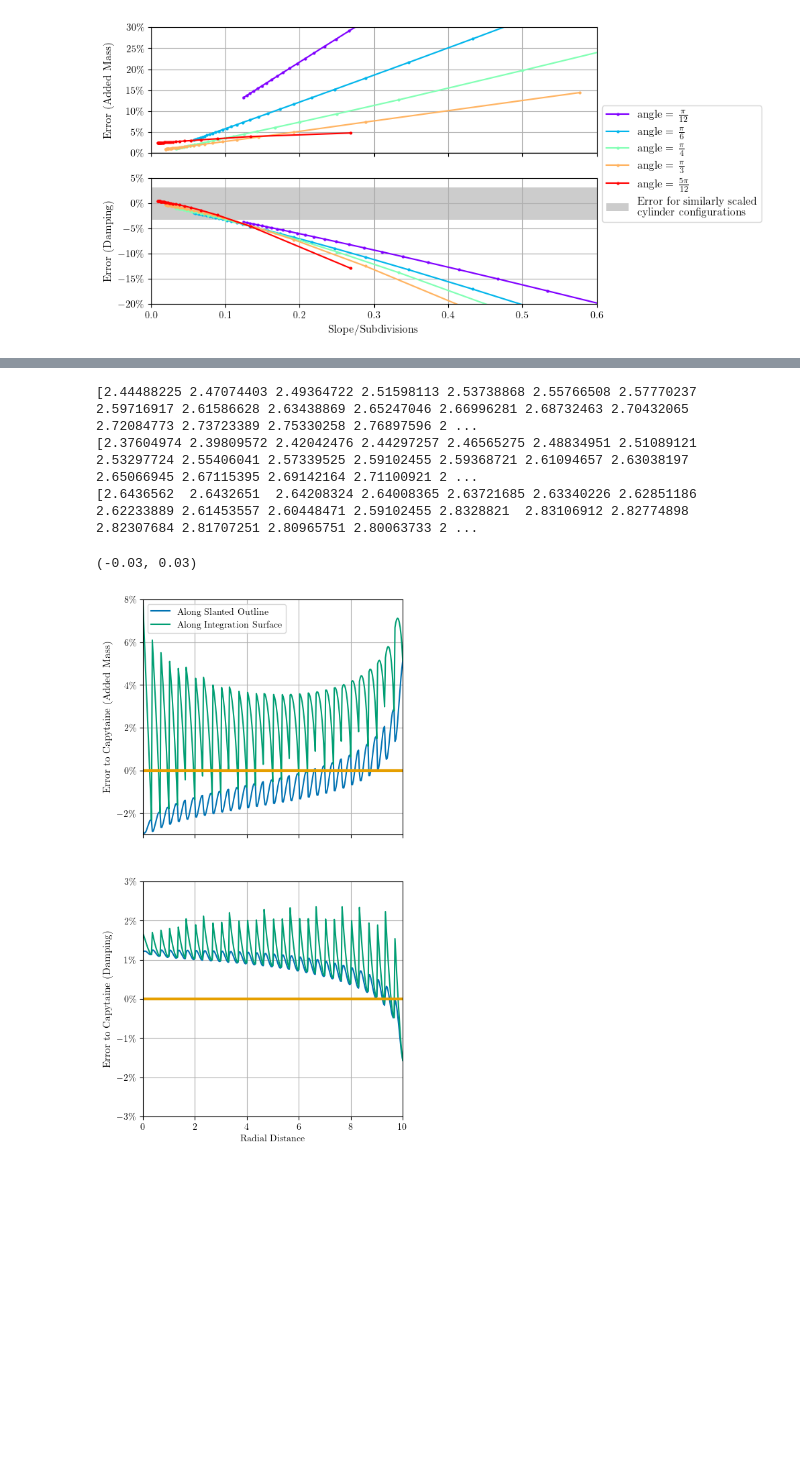
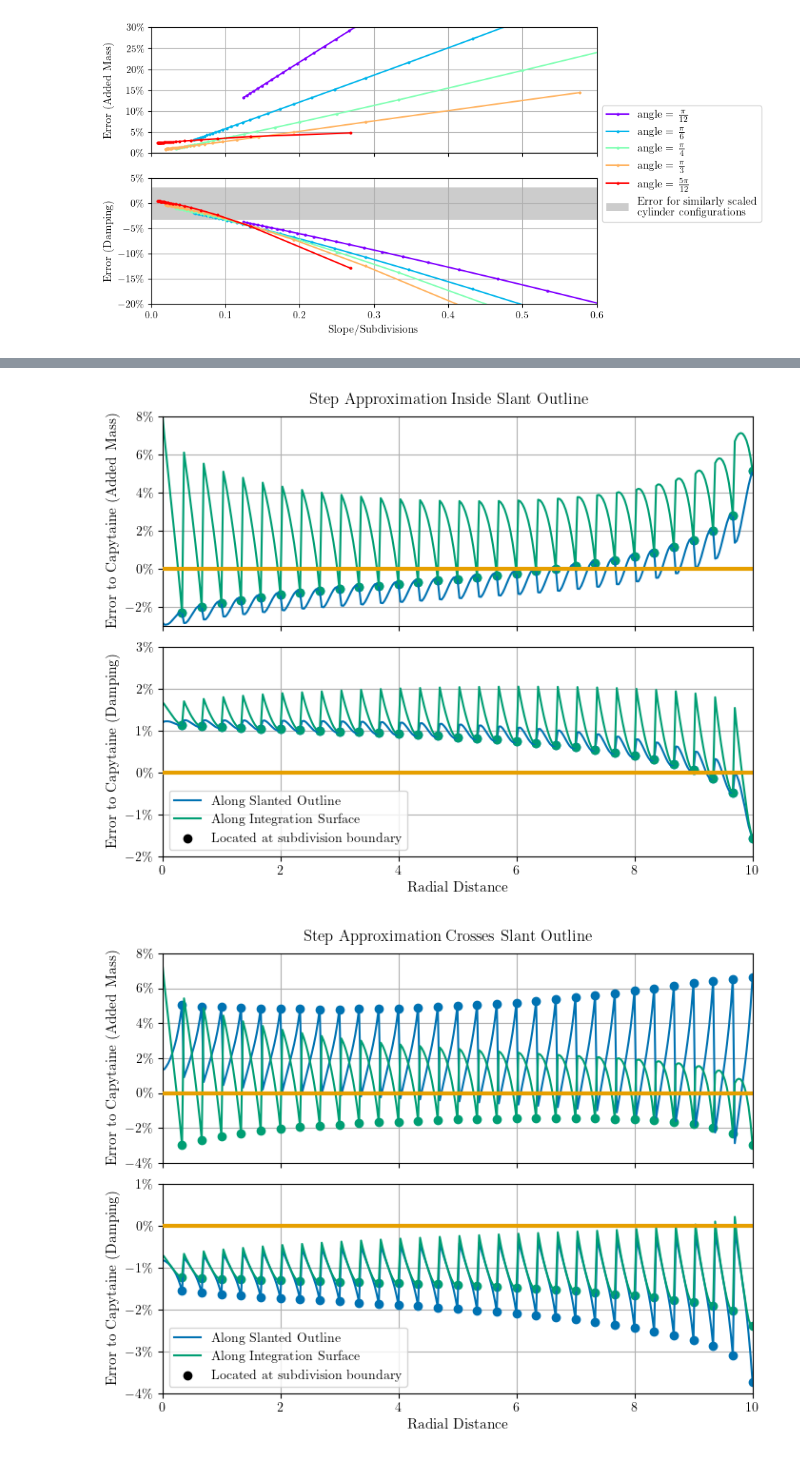
Before and after one commit to symbiotic-engineering/OpenFLASH, a Jupyter notebook: analysis/slant_data_plots.ipynb, the cells around one changed output, grey strips where cells are left out. Drawn from its saved outputs; the diff is of its cells as text; code cells hidden in the pictures; blank space fills up the shorter version.

Commit message:
Adds slant potential data for crossing outlines, and fixes sampled points being on wrong side of boundary

```diff
--- a/analysis/slant_data_plots.ipynb
+++ b/analysis/slant_data_plots.ipynb
@@ -45,6 +45,7 @@ print(colors.purple)
 
 figs_path1_str = str((HERE / ".." / "pubs" / "JFM" / "figs" / "MEEM-CPT-Slant-Freq.pdf").resolve())
 figs_path2_str = str((HERE / ".." / "pubs" / "JFM" / "figs" / "Vary-Slopes.pdf").resolve())
+figs_path3_str = str((HERE / ".." / "pubs" / "JFM" / "figs" / "Along-Outline.pdf").resolve())
 store_path1_str = str((HERE / "data" / "slants.pkl").resolve())
 store_path2_str = str((HERE / "data" / "slope-slants.pkl").resolve())
 store_path3_str = str((HERE / "data" / "potential-slants.pkl").resolve())
@@ -503,5 +448,16 @@ plt.show()
 # %%
-R1, Z1, potential_data["MEEM real"], potential_data["MEEM imag"] = get_MEEM_potentials(prob, potential_data["cs-prime"], frame1, plot_res_r, plot_res_z)
-R2, Z2, potential_data["MEEM real zoom"], potential_data["MEEM imag zoom"] = get_MEEM_potentials(prob, potential_data["cs-prime"], frame2, plot_res_r, plot_res_z)
-potential_data["MEEM outline real slant"], potential_data["MEEM outline imag slant"] = get_points_potential_MEEM(prob, potential_data["cs-prime"], outline_pts)
-potential_data["MEEM outline real step"], potential_data["MEEM outline imag step"] = get_points_potential_MEEM(prob, potential_data["cs-prime"], outline_pts_2)
+d_list1, a_list1, heaving_list, NMK, slopes, d_in_prime, d_out_prime = slant_approx_vars(a_cone, d_cone, [0], [1], [big_nmk_2, big_nmk_2], subdivisions, 1)
+d_list2, a_list2 = cone_geom(angle, width, subdivisions)
+
+variants = {1 : {"a" : a_list1, "d" : d_list1},
+            2 : {"a" : a_list2, "d" : d_list2}}
+
+for i in range(1, 3):
+  prob = Problem(h, variants[i]["d"], variants[i]["a"], heaving_list, NMK, m0, rho)
+  outline_zs_interior = np.array([-d_from_r(prob, r)-1e-6 for r in outline_rs])
+  variants[i]["outline pts step"] = np.column_stack((outline_rs, outline_zs_interior))
+
+  R1, Z1, potential_data[f"MEEM v{i} real"], potential_data[f"MEEM v{i} imag"] = get_MEEM_potentials(prob, potential_data[f"cs-v{i}"], frame1, plot_res_r, plot_res_z)
+  R2, Z2, potential_data[f"MEEM v{i} real zoom"], potential_data[f"MEEM v{i} imag zoom"] = get_MEEM_potentials(prob, potential_data[f"cs-v{i}"], frame2, plot_res_r, plot_res_z)
+  potential_data[f"MEEM v{i} real slant"], potential_data[f"MEEM v{i} imag slant"] = get_points_potential_MEEM(prob, potential_data[f"cs-v{i}"], outline_pts_slant)
+  potential_data[f"MEEM v{i} real step"], potential_data[f"MEEM v{i} imag step"] = get_points_potential_MEEM(prob, potential_data[f"cs-v{i}"], variants[i]["outline pts step"])
@@ -548,40 +493,46 @@ comparison(css, prob, frame1, R1, Z1, potential_data["cpt real"], potential_data
-# %%
-print(potential_data["cpt outline real"])
-print(potential_data["MEEM outline real slant"])
-print(potential_data["MEEM outline real step"])
-# %% [output]
-[2.44488225 2.47074403 2.49364722 2.51598113 2.53738868 2.55766508 2.57770237 2.59716917 2.61586628 2.63438869 2.65247046 2.66996281 2.68732463 2.70432065 2.72084773 2.73723389 2.75330258 2.76897596 2 ...
-[2.37604974 2.39809572 2.42042476 2.44297257 2.46565275 2.48834951 2.51089121 2.53297724 2.55406041 2.57339525 2.59102455 2.59368721 2.61094657 2.63038197 2.65066945 2.67115395 2.69142164 2.71100921 2 ...
-[2.6436562  2.6432651  2.64208324 2.64008365 2.63721685 2.63340226 2.62851186 2.62233889 2.61453557 2.60448471 2.59102455 2.8328821  2.83106912 2.82774898 2.82307684 2.81707251 2.80965751 2.80063733 2 ...
 # %%
 # Plot along outline
-def outline_plot(ax, outline_rs, cpt_vals, meem_slant_vals, meem_step_vals, hydro_name):
+def outline_plot_hydro(ax, outline_rs, corner_indices, cpt_vals, meem_slant_vals, meem_step_vals, hydro_name):
   cpt_vals = np.array(cpt_vals)
   ys1 = (np.array(meem_slant_vals) - cpt_vals)/cpt_vals
   ys2 = (np.array(meem_step_vals) - cpt_vals)/cpt_vals
   ax.plot(outline_rs, ys1, color = colors.blue, label = "Along Slanted Outline")
   ax.plot(outline_rs, ys2, color = colors.green, label = "Along Integration Surface")
-  ax.axhline(y = 0, linestyle='-', color=colors.orange, linewidth=l_width)
+  ys3, ys4, rs2 = [[arr[i] for i in corner_indices] for arr in [ys1, ys2, outline_rs]]
+  ax.scatter(rs2, ys3, color = colors.blue)
+  ax.scatter(rs2, ys4, color = colors.green)
+  ax.scatter(None, None, color = colors.black, label = "Located at subdivision boundary")
+  ax.axhline(y = 0, linestyle='-', color=colors.orange, linewidth=l_width, zorder = 3)
   ax.set_ylabel("Error to Capytaine (" + hydro_name + ")", fontsize=lab_fs)
 
-fig, axs = plt.subplots(2, 1, figsize=(5, 10), sharex = 'col')
-outline_plot(axs[0], outline_rs, potential_data["cpt outline real"],
-             potential_data["MEEM outline real slant"], potential_data["MEEM outline real step"], "Added Mass")
-outline_plot(axs[1], outline_rs, potential_data["cpt outline imag"],
-             potential_data["MEEM outline imag slant"], potential_data["MEEM outline imag step"], "Damping")
+def outline_plot_full(potential_data, variant, limits, title = None, save = None):
+  fig, axs = plt.subplots(2, 1, figsize=(8, 6), sharex = 'col')
+  outline_plot_hydro(axs[0], outline_rs, corner_indices, potential_data["cpt outline real"],
+              potential_data[f"MEEM v{variant} real slant"], potential_data[f"MEEM v{variant} real step"], "Added Mass")
+  outline_plot_hydro(axs[1], outline_rs, corner_indices, potential_data["cpt outline imag"],
+              potential_data[f"MEEM v{variant} imag slant"], potential_data[f"MEEM v{variant} imag step"], "Damping")
 
-axs[0].legend()
-axs[1].set_xlabel("Radial Distance")
-axs[1].set_xlim([0, width])
-formatter = PercentFormatter(xmax=1, decimals=0)
-for ax in axs:
-  ax.grid(True)
-  ax.yaxis.set_major_formatter(formatter)
-axs[0].set_ylim([-0.03, 0.08])
-axs[1].set_ylim([-0.03, 0.03])
+  axs[1].legend()
+  axs[1].set_xlabel("Radial Distance", fontsize=lab_fs)
+  axs[1].set_xlim([0, width])
+  formatter = PercentFormatter(xmax=1, decimals=0)
+  for ax in axs:
+    ax.grid(True)
+    ax.set_axisbelow(True)
+    ax.yaxis.set_major_formatter(formatter)
+  axs[0].set_ylim([limits[0], limits[1]])
+  axs[1].set_ylim([limits[2], limits[3]])
+  fig.suptitle(title, y = 0.92)
+  fig.subplots_adjust(hspace=0.1)
+  if save is not None:
+    fig.savefig(save, format='pdf', dpi=300, bbox_inches='tight')
+  else: plt.show()
+
+outline_plot_full(potential_data, 1, [-0.03, 0.08, -0.02, 0.03], title = "Step Approximation Inside Slant Outline", save = figs_path3_str)
+outline_plot_full(potential_data, 2, [-0.04, 0.08, -0.04, 0.01], title = "Step Approximation Crosses Slant Outline")
 # %% [output]
-(-0.03, 0.03)
-[figure, old version]
+[figure, new version]
+[figure, added]
 # %%
 # Unused Plot
 # hydro_keys = ["am", "dp"]
```
Also changed, not shown: parts of 8 cells of this notebook, 9 other files.
